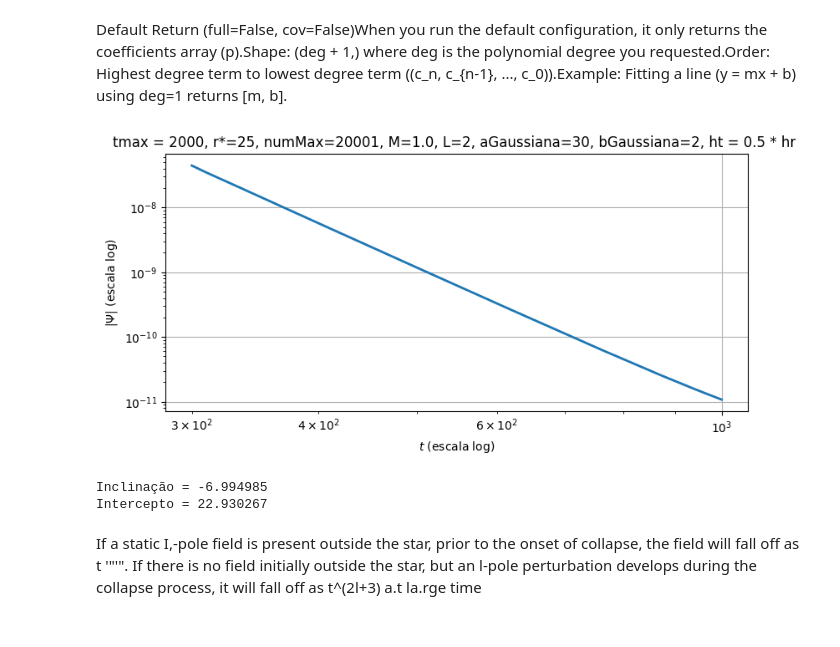
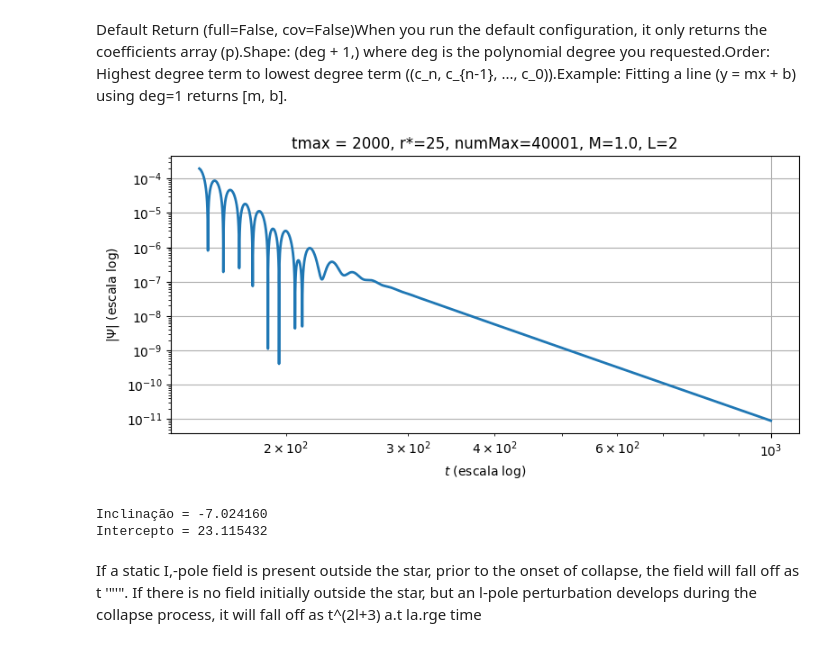
Before and after one commit to SessyoinKirin/MachineLearning, a Jupyter notebook: extra/Mathematica/schwarzschildBH.ipynb, the cells around one changed output. Saved outputs shown, nothing was run; the diff lists cells and outputs as text; code cells hidden in the pictures.

```diff
--- a/extra/Mathematica/schwarzschildBH.ipynb
+++ b/extra/Mathematica/schwarzschildBH.ipynb
@@ -85,9 +124,9 @@ def getEvo(tmax, rsv, numMax, M, L, pertubation_params):
     rsmax = 2 * tmax
     rstarlist = genelist(rsv - rsmax/2.0, rsv + rsmax/2.0, numMax)
 
-    def findrvalue(rs_target, M):
-        #[2 * M + 1e-15, 10000.0] intervalo onde encontrar a raiz, 1e-6 é a tolerância, tendo relação dentro de ln, r/2m-1 >0, portanto r>2m
-        return findzero(lambda r: f(r, rs_target, M), [2*M, 10000.0], 1e-12)['x']
+    # def findrvalue(rs_target, M):
+    #     #[2 * M + 1e-15, 10000.0] intervalo onde encontrar a raiz, 1e-6 é a tolerância, tendo relação dentro de ln, r/2m-1 >0, portanto r>2m
+    #     return findzero(lambda r: f(r, rs_target, M), [2*M, 10000.0], precisao)['x']
 
     hr = float(np.diff(rstarlist[:2])[0])
     # print(f"rstarlist[0], rstarlist[1]: {rstarlist[0]}, {rstarlist[1]}"
@@ -95,9 +134,11 @@ def getEvo(tmax, rsv, numMax, M, L, pertubation_params):
     # print(f"rstarlist[1] - rstarlist[0]: {rstarlist[1] - rstarlist[0]}")
     # print(f"hr: {hr}")
     ht =0.5 * hr
+    print(f"ht: {ht}")
 
     inicio = time.time()
-    rlist0 = np.array([findrvalue(rs, M) for rs in rstarlist], dtype = float)
+    # rlist0 = np.array([findrvalue(rs, M) for rs in rstarlist], dtype = float)
+    rlist0 = findrvalue_vetorizado(rstarlist, M)
     tempo_execucao  = time.time() - inicio
     print(f"Tempo de execução para encontrar rlist0: {tempo_execucao:.6f} segundos")
 
@@ -115,14 +156,14 @@ def getEvo(tmax, rsv, numMax, M, L, pertubation_params):
     psi_collect = np.zeros(length)
 
     inicio_loop = time.time()
-    while ii <= length:
+    for ii in tqdm(range(1, length+1), desc="Evoluindo PSI"):
         Vv = Vv[1:-1]
-        psi2 = -(ht**2) * (
-                    (psi0[1:-1] / (ht**2))
-                    - (2 * psi1[1:-1] / (ht**2))
-                    + (Vv * psi1[1:-1])
-                    - ((psi1[:-2] - 2 * psi1[1:-1] + psi1[2:]) / (hr**2))
-                )
+        psi2 = (
+            2 * psi1[1:-1]
+            - psi0[1:-1]
+            - (ht**2) * Vv * psi1[1:-1]
+            + (ht**2 / hr**2) * (psi1[:-2] - 2 * psi1[1:-1] + psi1[2:])
+        )
         # if ii == 1:
         #     print(f"rstarlist[length - ii]: {rstarlist[length - ii]}")
         #     print(f"(ht**2): {ht**2}")
@@ -136,7 +177,7 @@ def getEvo(tmax, rsv, numMax, M, L, pertubation_params):
         psi1 = psi2
 
         psi_collect[ii-1] = psi1[length - ii]
-        ii+=1
+
 
     tempo_execucao_loop  = time.time() - inicio_loop
     print(f"Tempo de execução do loop: {tempo_execucao_loop:.6f} segundos")
@@ -184,13 +225,14 @@ def plotLogEvolution(test, title=""):
     plt.show()
 # %%
 # def getEvo(tmax, rsv, numMax, M, L, pertubation_params):
-test1 = getEvo(2000, 25, 20001, 1.0, 2, (30, 2))
+test1 = getEvo(tmax, rsv, numMax, M, L, pertubation_params)
+title_str = f"tmax = {tmax}, r*={rsv}, numMax={numMax}, M={M}, L={L}"
 plotEvolution(
     test1,
-    "tmax = 2000, r*=25, numMax=20001, M=1.0, L=2, aGaussiana=30, bGaussiana=2"
+    title_str
 )
 plotLogEvolution(
     test1,
-    "tmax = 2000, r*=25, numMax=20001, M=1.0, L=2, aGaussiana=30, bGaussiana=2"
+    title_str
 )
 # %% [output]
@@ -228,40 +271,40 @@ Default Return (full=False, cov=False)When you run the default configuration, it
 # %%
 plotLogEvolutionmod(
     test1,
-    "tmax = 2000, r*=25, numMax=20001, M=1.0, L=2, aGaussiana=30, bGaussiana=2, ht = 0.5 * hr "
+    title_str
 )
 
 
 ht, psi = test1
 
 # Tempo correspondente
 t = ht * np.arange(1, len(psi) + 1)
 
 # Intervalo desejado
-inicio = 3000
+inicio = 4000
 fim = 9001      # o último índice (9000) é incluído
 
 t_fit = t[inicio:fim]
 psi_fit = np.abs(psi[inicio:fim])
 
 # Evita log(0)
 mask = psi_fit > 0
 
 x = np.log(t_fit[mask])
 y = np.log(psi_fit[mask])
 
 # Ajuste linear
 coef = np.polyfit(x, y, 1)
 
 slope = coef[0]
 intercept = coef[1]
 
 print(f"Inclinação = {slope:.6f}")
 print(f"Intercepto = {intercept:.6f}")
 # %% [output]
-[figure, old version]
+[figure, new version]
-Inclinação = -6.994985
-Intercepto = 22.930267
+Inclinação = -7.024160
+Intercepto = 23.115432
 # %% [markdown]
 If a static I,-pole field is present outside the star, prior to the onset of collapse,
 the field will fall off as t
```
Also changed, not shown: parts of 24 cells of this notebook.
